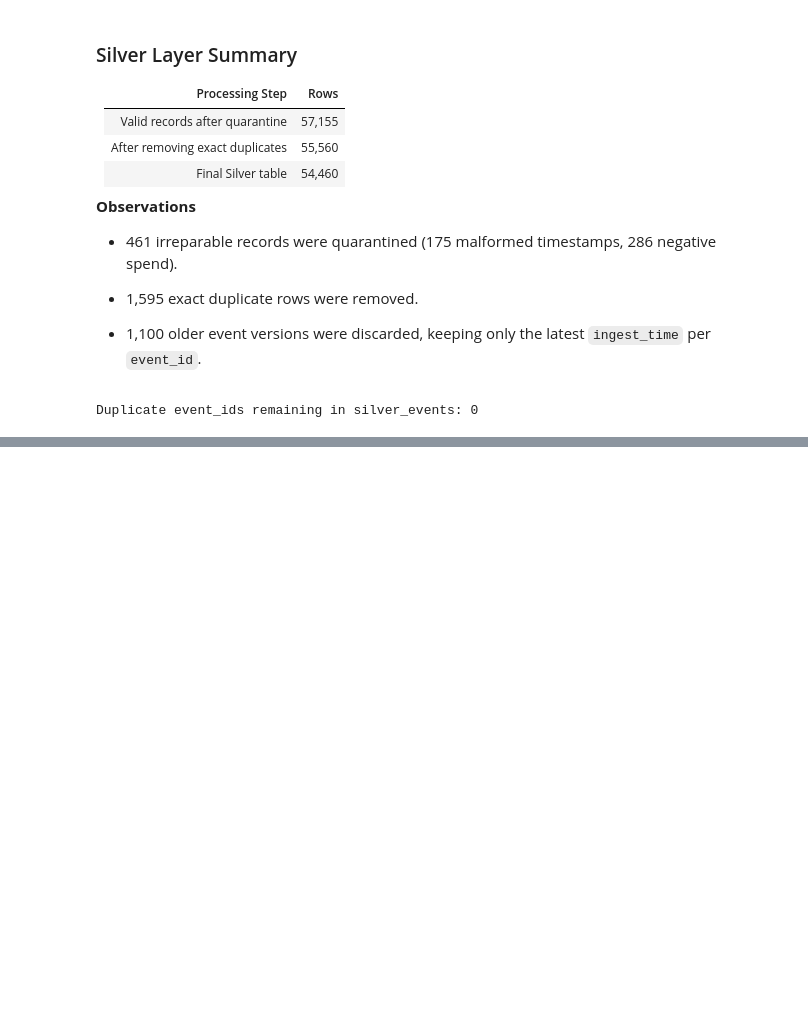
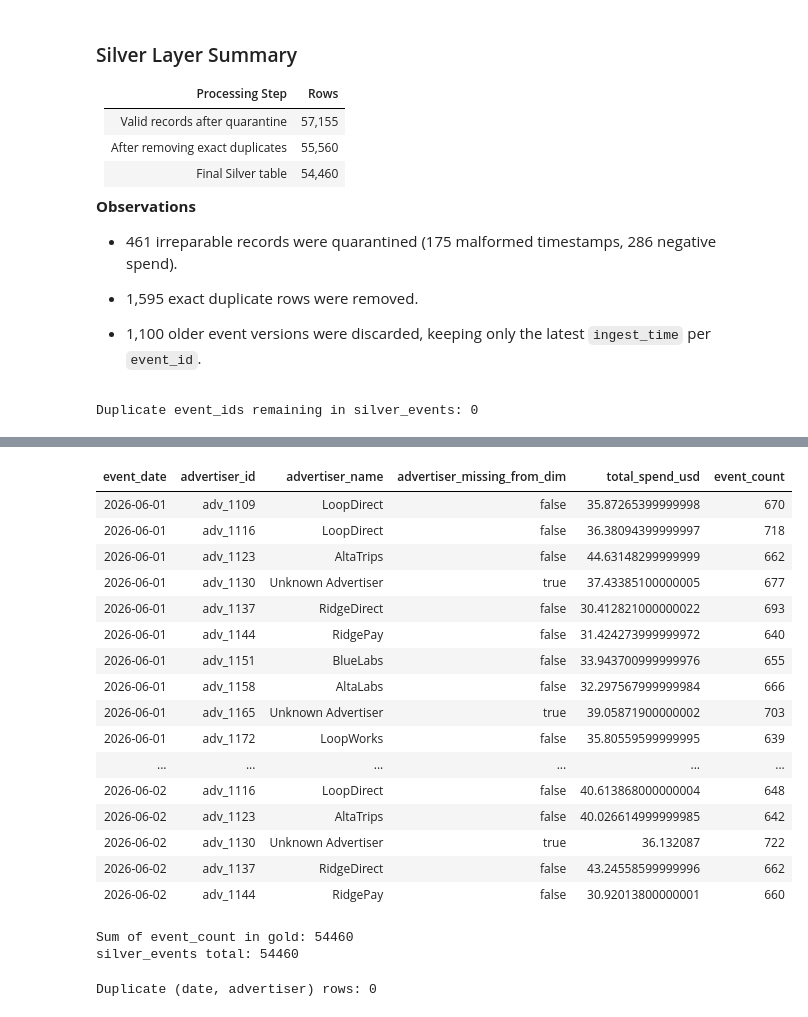
Before and after one commit to Lekhapriyadharshini/lekhapriyadharshini-data-engineering, a Jupyter notebook: projects/01-medallion-data-pipeline/notebooks/DSP_Medallion_Pipeline.ipynb, the cells around one changed output, grey strips where cells are left out. Drawn from its saved outputs; the diff is of its cells as text; code cells hidden in the pictures; blank space fills up the shorter version.

```diff
--- a/projects/01-medallion-data-pipeline/notebooks/DSP_Medallion_Pipeline.ipynb
+++ b/projects/01-medallion-data-pipeline/notebooks/DSP_Medallion_Pipeline.ipynb
@@ -416,0 +430,3 @@ Silver Quarantine: 461
+# %%
+silver_events = spark.table("workspace.default.silver_events")
+advertisers = spark.table("workspace.default.bronze_advertisers")
@@ -416,0 +457,21 @@ Silver Quarantine: 461
+# %%
+from pyspark.sql.functions import col, when, lit
+
+# LEFT JOIN (not INNER JOIN): retain events even if the advertiser is missing
+# from the dimension table. This prevents under-reporting spend and event counts.
+
+events_joined = (
+    events_usd
+    .join(advertisers, on="advertiser_id", how="left")
+    .withColumn(
+        "advertiser_missing_from_dim",
+        col("advertiser_name").isNull()
+    )
+    .withColumn(
+        "advertiser_name",
+        when(
+            col("advertiser_name").isNull(),
+            lit("Unknown Advertiser")
+        ).otherwise(col("advertiser_name"))
+    )
+)
@@ -416,0 +517,51 @@ Silver Quarantine: 461
+# %%
+from pyspark.sql.functions import to_date, sum as _sum, count as _count
+
+gold_daily_advertiser_spend = (
+    events_joined
+    .withColumn("event_date", to_date(col("event_time_utc")))
+    .groupBy("event_date", "advertiser_id", "advertiser_name", "advertiser_missing_from_dim")
+    .agg(
+        _sum("spend_usd").alias("total_spend_usd"),
+        _count("*").alias("event_count")
+    )
+    .orderBy("event_date", "advertiser_id")
+)
+
+display(gold_daily_advertiser_spend.limit(20))
+# %% [output]
+| event_date | advertiser_id | advertiser_name | advertiser_missing_from_dim | total_spend_usd | event_count |
+| 2026-06-01 | adv_1109 | LoopDirect | false | 35.87265399999998 | 670 |
+| 2026-06-01 | adv_1116 | LoopDirect | false | 36.38094399999997 | 718 |
+| 2026-06-01 | adv_1123 | AltaTrips | false | 44.63148299999999 | 662 |
+| 2026-06-01 | adv_1130 | Unknown Advertiser | true | 37.43385100000005 | 677 |
+| 2026-06-01 | adv_1137 | RidgeDirect | false | 30.412821000000022 | 693 |
+| 2026-06-01 | adv_1144 | RidgePay | false | 31.424273999999972 | 640 |
+| 2026-06-01 | adv_1151 | BlueLabs | false | 33.943700999999976 | 655 |
+| 2026-06-01 | adv_1158 | AltaLabs | false | 32.297567999999984 | 666 |
+| 2026-06-01 | adv_1165 | Unknown Advertiser | true | 39.05871900000002 | 703 |
+| 2026-06-01 | adv_1172 | LoopWorks | false | 35.80559599999995 | 639 |
+| ... | ... | ... | ... | ... | ... |
+| 2026-06-02 | adv_1116 | LoopDirect | false | 40.613868000000004 | 648 |
+| 2026-06-02 | adv_1123 | AltaTrips | false | 40.026614999999985 | 642 |
+| 2026-06-02 | adv_1130 | Unknown Advertiser | true | 36.132087 | 722 |
+| 2026-06-02 | adv_1137 | RidgeDirect | false | 43.24558599999996 | 662 |
+| 2026-06-02 | adv_1144 | RidgePay | false | 30.92013800000001 | 660 |
+# %%
+print("Sum of event_count in gold:", gold_daily_advertiser_spend.agg(_sum("event_count")).collect()[0][0])
+print("silver_events total:", silver_events.count())
+# %% [output]
+Sum of event_count in gold: 54460
+silver_events total: 54460
+# %%
+from pyspark.sql.functions import count
+
+grain_check = (
+    gold_daily_advertiser_spend
+    .groupBy("event_date", "advertiser_id")
+    .agg(count("*").alias("cnt"))
+    .filter(col("cnt") > 1)
+)
+print("Duplicate (date, advertiser) rows:", grain_check.count())
+# %% [output]
+Duplicate (date, advertiser) rows: 0
```
Also changed, not shown: parts of 10 cells of this notebook.
